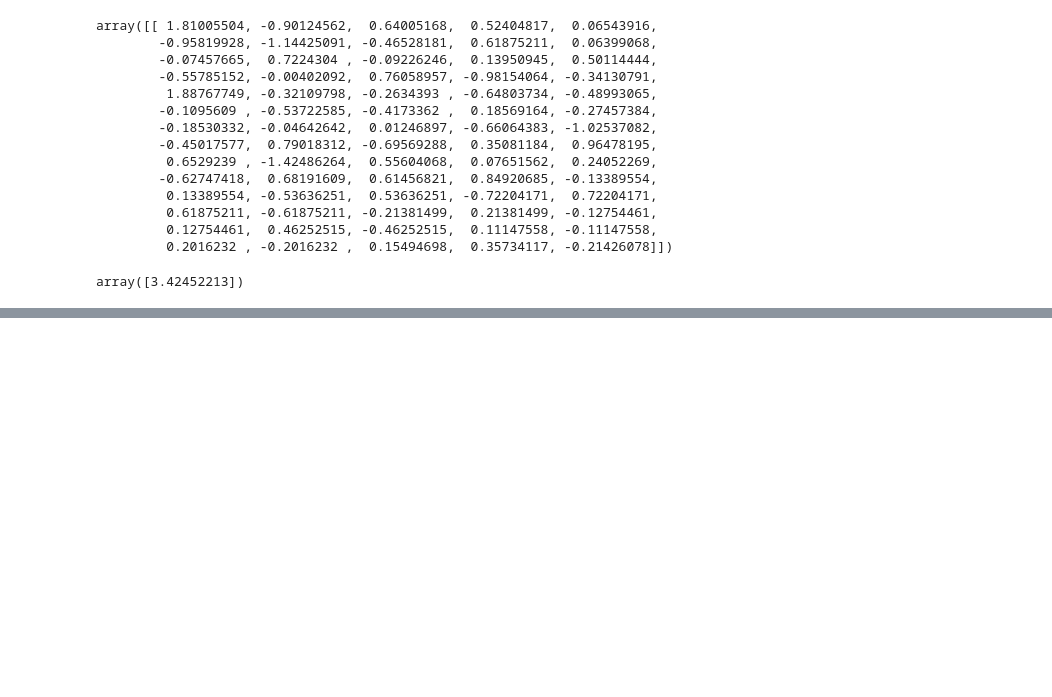
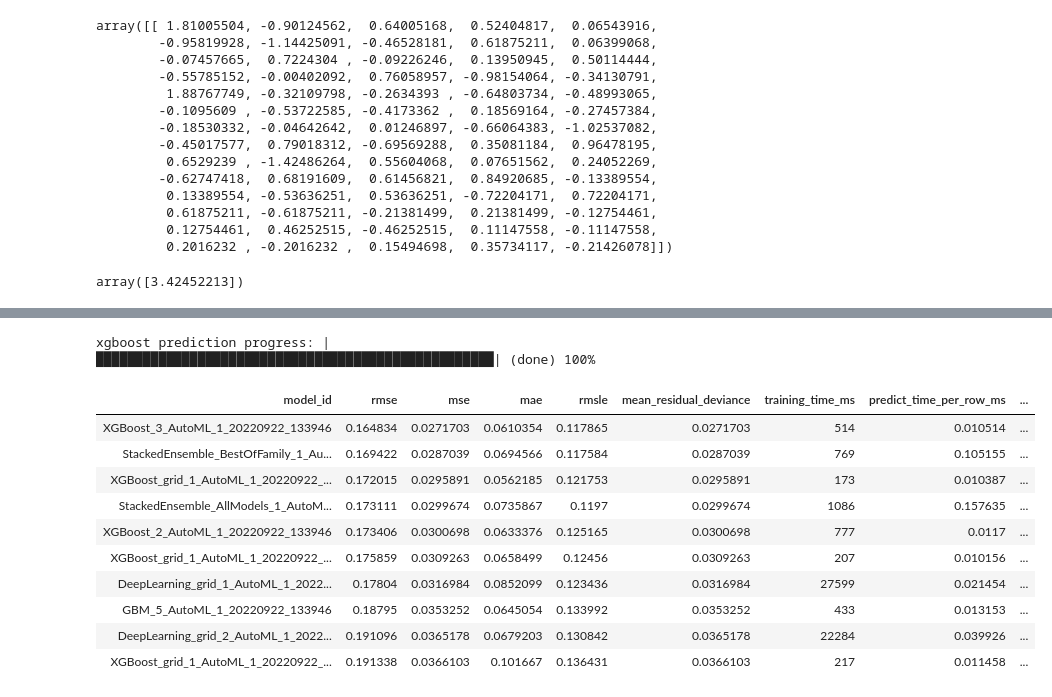
Before and after one commit to tejas05in/Kaggle-projects, a Jupyter notebook: heart-failure-prediction-eda-and-model-development.ipynb, the cells around one changed output, grey strips where cells are left out. Saved outputs shown, nothing was run; the diff lists cells and outputs as text; code cells hidden in the pictures; blank space fills up the shorter version.

```diff
--- a/heart-failure-prediction-eda-and-model-development.ipynb
+++ b/heart-failure-prediction-eda-and-model-development.ipynb
@@ -422,0 +508,6 @@ array([3.42452213])
+# %%
+train,test,valid = df.split_frame(ratios=[.7, .15])
+# %%
+y="Mortality"
+train[y].asfactor()
+test[y].asfactor()
@@ -422,0 +526,4 @@ array([3.42452213])
+# %%
+aml = H2OAutoML(max_models=20, seed=1)
+# %%
+aml.train(y=y, training_frame=train)
@@ -422,0 +680,19 @@ array([3.42452213])
+# %%
+preds = aml.predict(test)
+# %% [output]
+xgboost prediction progress: |███████████████████████████████████████████████████| (done) 100%
+# %%
+lb = h2o.automl.get_leaderboard(aml, extra_columns = "ALL")
+lb
+# %% [output]
+| model_id | rmse | mse | mae | rmsle | mean_residual_deviance | training_time_ms | predict_time_per_row_ms | ... |
+| XGBoost_3_AutoML_1_20220922_133946 | 0.164834 | 0.0271703 | 0.0610354 | 0.117865 | 0.0271703 | 514 | 0.010514 | ... |
+| StackedEnsemble_BestOfFamily_1_Au... | 0.169422 | 0.0287039 | 0.0694566 | 0.117584 | 0.0287039 | 769 | 0.105155 | ... |
+| XGBoost_grid_1_AutoML_1_20220922_... | 0.172015 | 0.0295891 | 0.0562185 | 0.121753 | 0.0295891 | 173 | 0.010387 | ... |
+| StackedEnsemble_AllModels_1_AutoM... | 0.173111 | 0.0299674 | 0.0735867 | 0.1197 | 0.0299674 | 1086 | 0.157635 | ... |
+| XGBoost_2_AutoML_1_20220922_133946 | 0.173406 | 0.0300698 | 0.0633376 | 0.125165 | 0.0300698 | 777 | 0.0117 | ... |
+| XGBoost_grid_1_AutoML_1_20220922_... | 0.175859 | 0.0309263 | 0.0658499 | 0.12456 | 0.0309263 | 207 | 0.010156 | ... |
+| DeepLearning_grid_1_AutoML_1_2022... | 0.17804 | 0.0316984 | 0.0852099 | 0.123436 | 0.0316984 | 27599 | 0.021454 | ... |
+| GBM_5_AutoML_1_20220922_133946 | 0.18795 | 0.0353252 | 0.0645054 | 0.133992 | 0.0353252 | 433 | 0.013153 | ... |
+| DeepLearning_grid_2_AutoML_1_2022... | 0.191096 | 0.0365178 | 0.0679203 | 0.130842 | 0.0365178 | 22284 | 0.039926 | ... |
+| XGBoost_grid_1_AutoML_1_20220922_... | 0.191338 | 0.0366103 | 0.101667 | 0.136431 | 0.0366103 | 217 | 0.011458 | ... |
```
Also changed, not shown: parts of 10 cells of this notebook.
